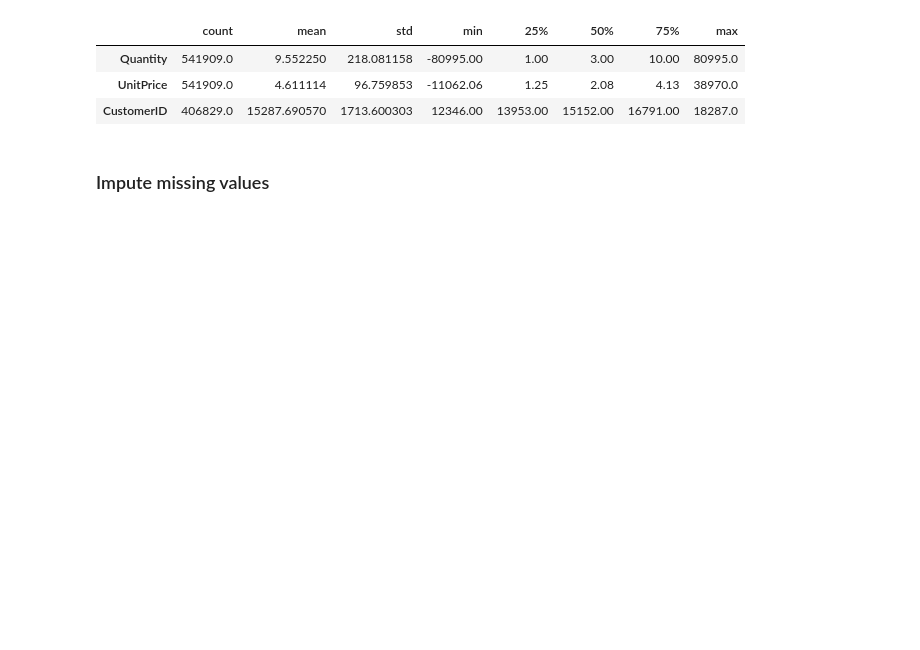
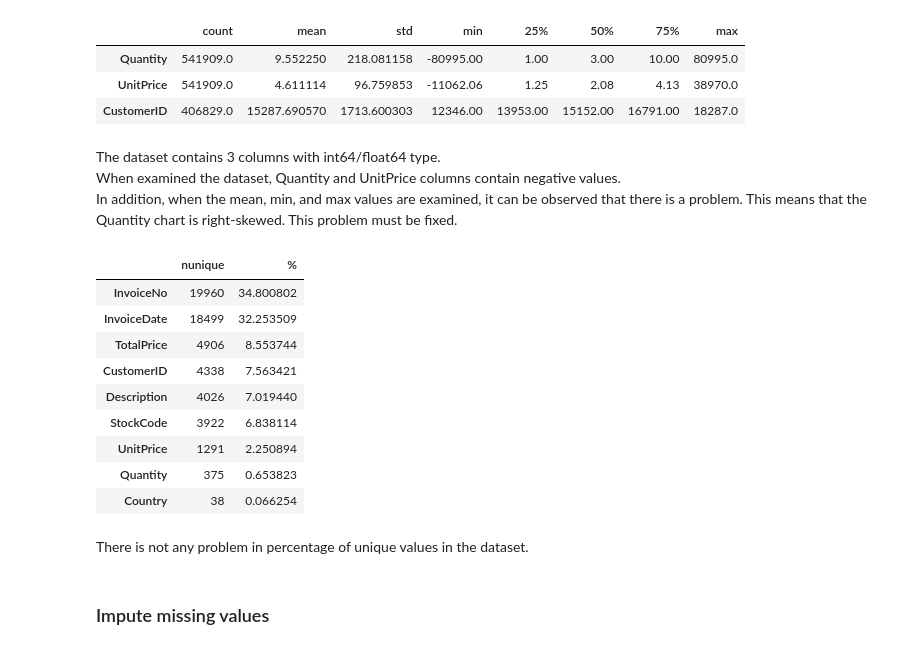
Before and after one commit to uzunb/crm-analysis-of-ecommerce-data, a Jupyter notebook: main.ipynb, the cells around one changed output. Saved outputs shown, nothing was run; the diff lists cells and outputs as text; code cells hidden in the pictures; blank space fills up the shorter version.

```diff
--- a/main.ipynb
+++ b/main.ipynb
@@ -51,3 +68,28 @@ data.describe().T
+# %% [markdown]
+The dataset contains 3 columns with int64/float64 type.
+When examined the dataset, Quantity and UnitPrice columns contain negative values.
+In addition, when the mean, min, and max values are examined, it can be observed that there is a problem. This means that the Quantity chart is right-skewed.
+This problem must be fixed.
+# %%
+# display nunique values for each column and sort by nunique with percentage of unique values
+nuniqueVsPercentageOfData = data.nunique().sort_values(ascending=False).to_frame().assign(
+    percent=lambda x: x / x.sum() * 100
+)
+nuniqueVsPercentageOfData.columns = ['nunique', '%']
+nuniqueVsPercentageOfData
+# %% [output]
+|  | nunique | % |
+| InvoiceNo | 19960 | 34.800802 |
+| InvoiceDate | 18499 | 32.253509 |
+| TotalPrice | 4906 | 8.553744 |
+| CustomerID | 4338 | 7.563421 |
+| Description | 4026 | 7.019440 |
+| StockCode | 3922 | 6.838114 |
+| UnitPrice | 1291 | 2.250894 |
+| Quantity | 375 | 0.653823 |
+| Country | 38 | 0.066254 |
+# %% [markdown]
+There is not any problem in percentage of unique values in the dataset.
 # %% [markdown]
 ### Impute missing values
 # %%
```
Also changed, not shown: parts of 4 cells of this notebook.
